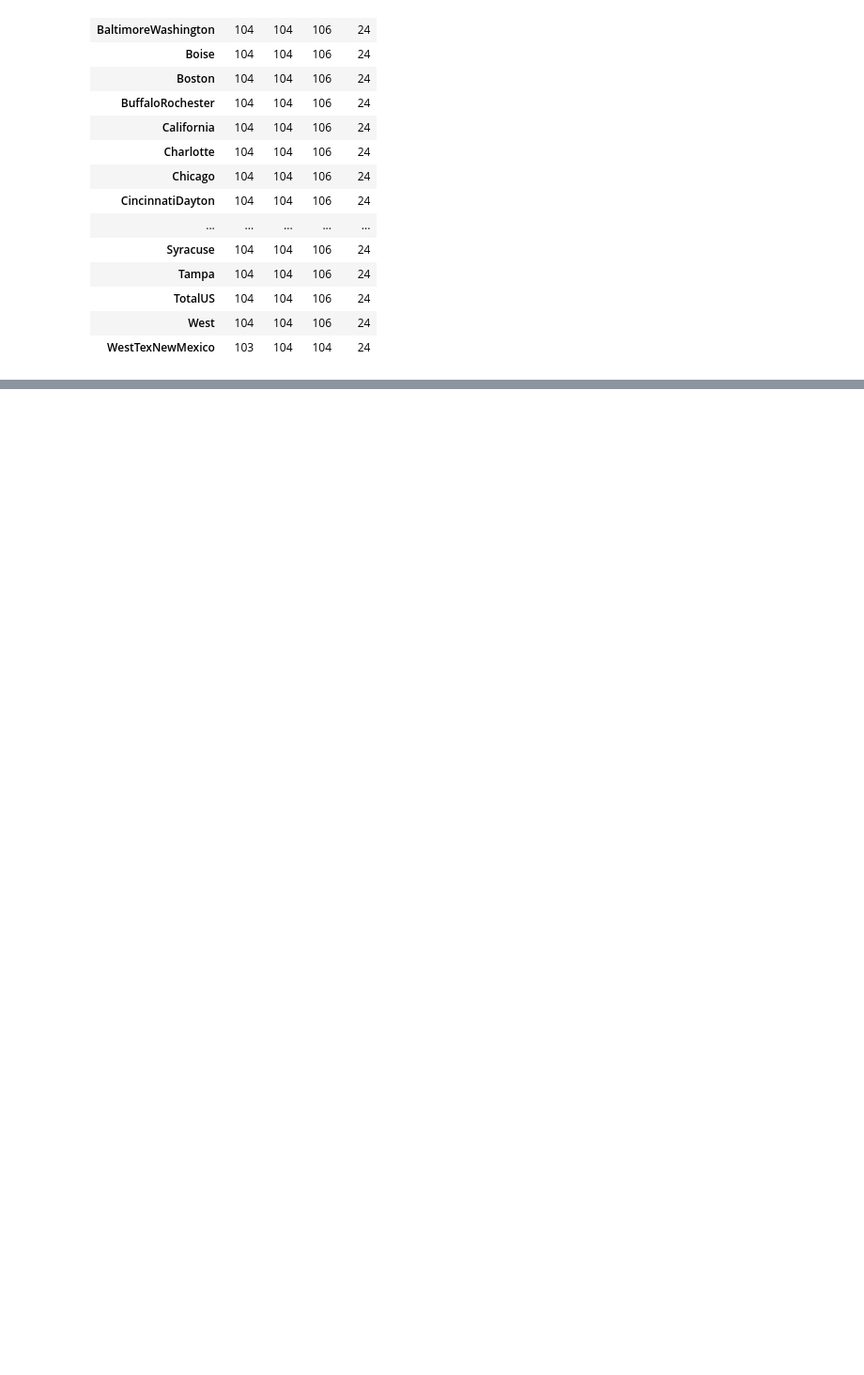
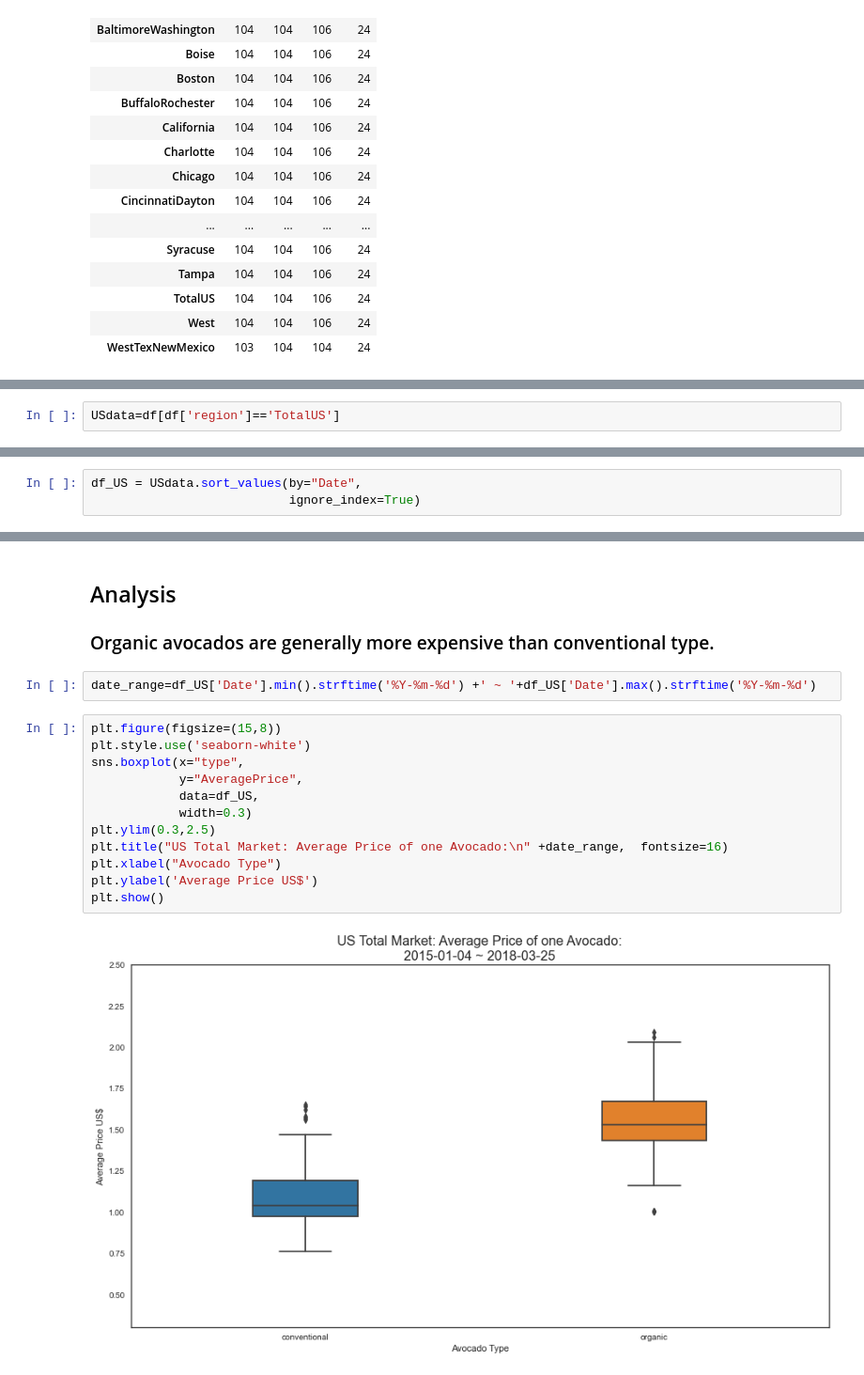
Before and after one commit to RLIProject/Time-Series-Prediction-Model-Pricing, a Jupyter notebook: AvocadoCode.ipynb, the cells around one changed output, grey strips where cells are left out. Shown at 94% size. Cells and saved outputs as stored; diff of their text form; blank space fills up the shorter version.

```diff
--- a/AvocadoCode.ipynb
+++ b/AvocadoCode.ipynb
@@ -282,0 +276,2 @@ array(['Albany', 'Atlanta', 'BaltimoreWashington', 'Boise', 'Boston',
+# %%
+USdata=df[df['region']=='TotalUS']
@@ -282,0 +300,3 @@ array(['Albany', 'Atlanta', 'BaltimoreWashington', 'Boise', 'Boston',
+# %%
+df_US = USdata.sort_values(by="Date",
+                           ignore_index=True)
@@ -282,0 +310,19 @@ array(['Albany', 'Atlanta', 'BaltimoreWashington', 'Boise', 'Boston',
+# %% [markdown]
+## Analysis
+### Organic avocados are generally more expensive than conventional type.
+# %%
+date_range=df_US['Date'].min().strftime('%Y-%m-%d') +' ~ '+df_US['Date'].max().strftime('%Y-%m-%d')
+# %%
+plt.figure(figsize=(15,8))
+plt.style.use('seaborn-white')
+sns.boxplot(x="type",
+            y="AveragePrice",
+            data=df_US,
+            width=0.3)
+plt.ylim(0.3,2.5)
+plt.title("US Total Market: Average Price of one Avocado:\n" +date_range,  fontsize=16)
+plt.xlabel("Avocado Type")
+plt.ylabel('Average Price US$')
+plt.show()
+# %% [output]
+[figure, added]
```
Also changed, not shown: parts of 39 cells of this notebook.
